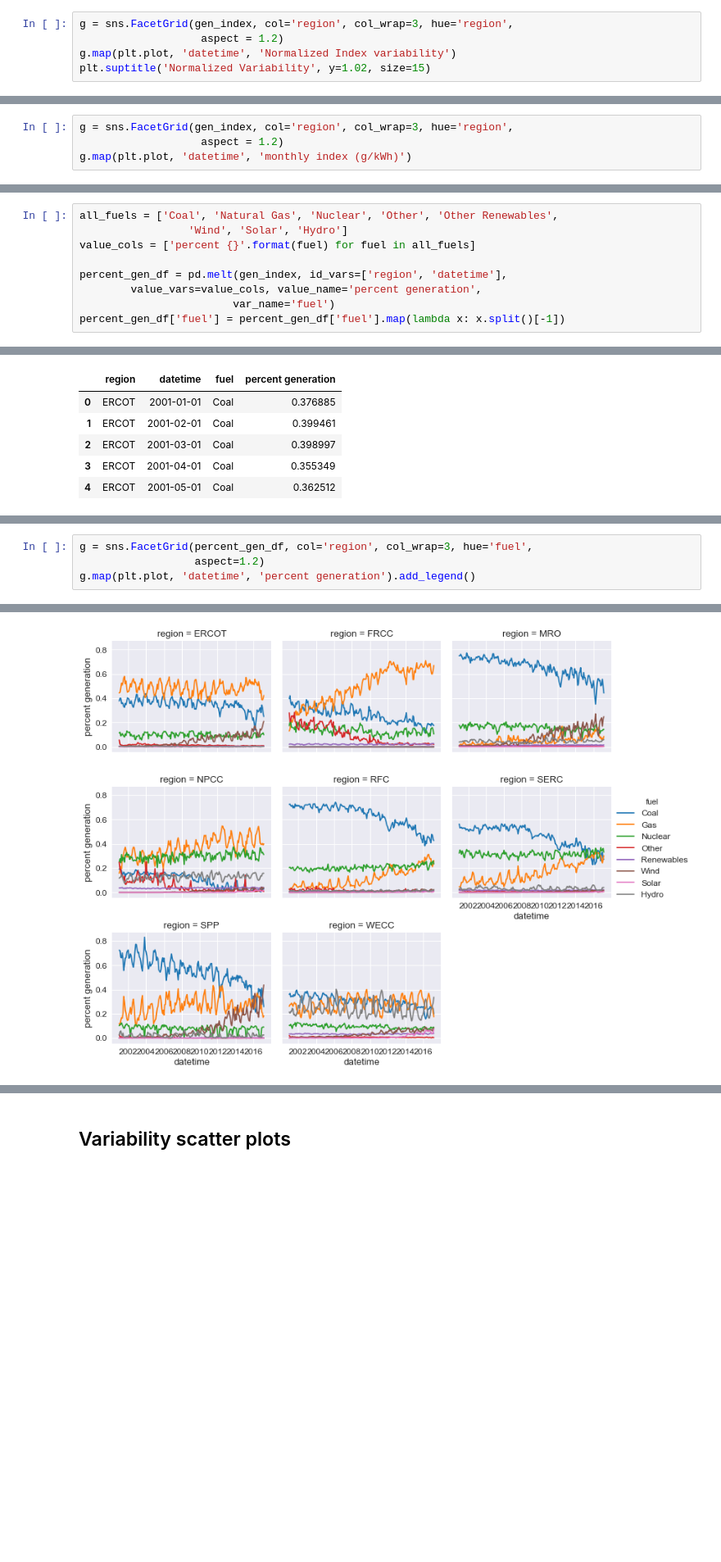
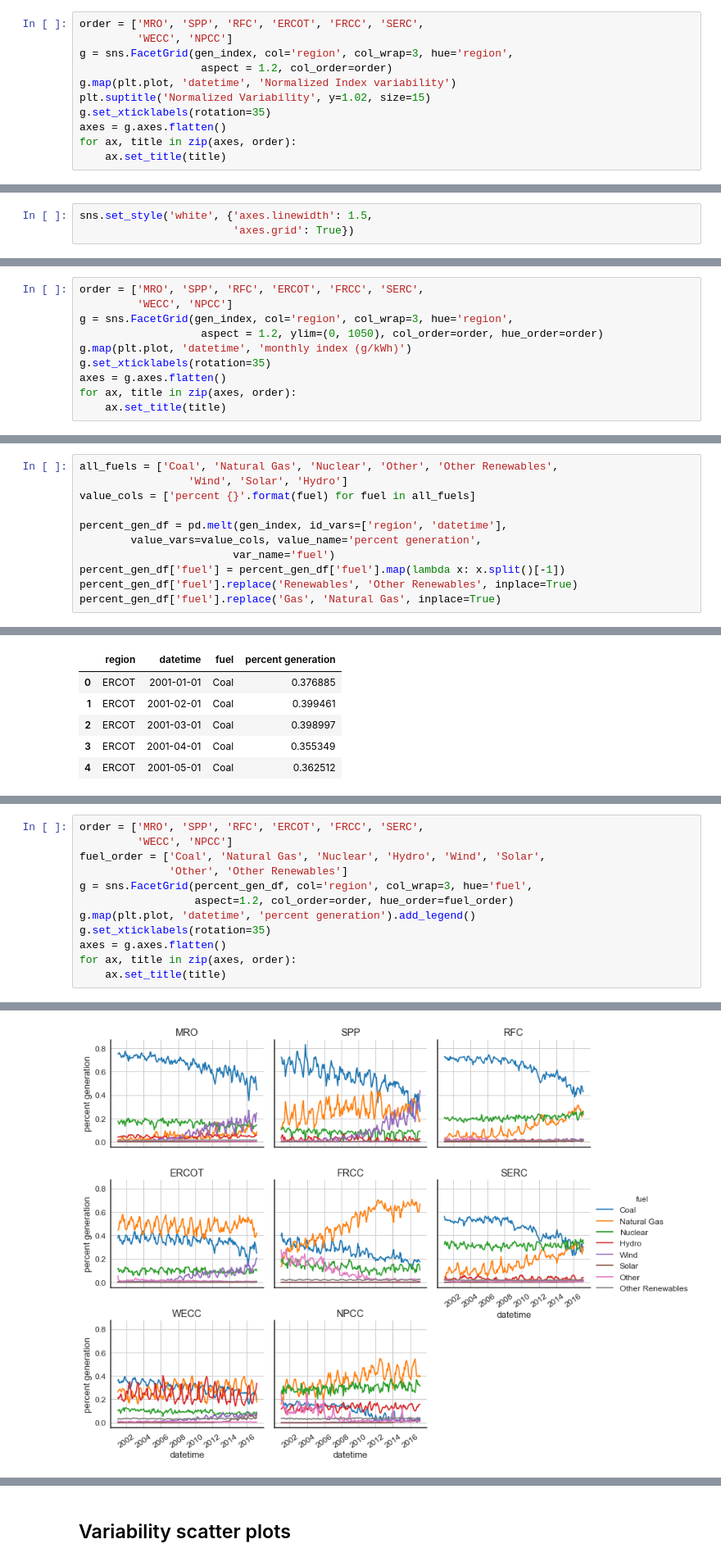
Before and after one commit to gschivley/carbon-index, a Jupyter notebook: NERC by state index and gen.ipynb, the cells around one changed output, grey strips where cells are left out. Shown at 82% size. Saved outputs shown, nothing was run; the diff lists cells and outputs as text; blank space fills up the shorter version.

Commit message:
Updates from weekly research meeting
Comments & thoughts from meeting, changes to subplot order in facetgrids, changes to hue order, changes to plot style.

```diff
--- a/NERC by state index and gen.ipynb
+++ b/NERC by state index and gen.ipynb
@@ -214,10 +216,16 @@ plt.suptitle('Index Variability', y=1.02, size=15)
 <matplotlib.text.Text at 0x...>
 [figure]
 # %%
+order = ['MRO', 'SPP', 'RFC', 'ERCOT', 'FRCC', 'SERC',
+         'WECC', 'NPCC']
 g = sns.FacetGrid(gen_index, col='region', col_wrap=3, hue='region',
-                   aspect = 1.2)
+                   aspect = 1.2, col_order=order)
 g.map(plt.plot, 'datetime', 'Normalized Index variability')
 plt.suptitle('Normalized Variability', y=1.02, size=15)
+g.set_xticklabels(rotation=35)
+axes = g.axes.flatten()
+for ax, title in zip(axes, order):
+    ax.set_title(title)
 # %% [output]
 <seaborn.axisgrid.FacetGrid at 0x...>
 <matplotlib.text.Text at 0x...>
@@ -226,0 +245,3 @@ plt.suptitle('Normalized Variability', y=1.02, size=15)
+# %%
+sns.set_style('white', {'axes.linewidth': 1.5,
+                        'axes.grid': True})
@@ -227,6 +268,12 @@ plt.suptitle('Normalized Variability', y=1.02, size=15)
 # %%
+order = ['MRO', 'SPP', 'RFC', 'ERCOT', 'FRCC', 'SERC',
+         'WECC', 'NPCC']
 g = sns.FacetGrid(gen_index, col='region', col_wrap=3, hue='region',
-                   aspect = 1.2)
+                   aspect = 1.2, ylim=(0, 1050), col_order=order, hue_order=order)
 g.map(plt.plot, 'datetime', 'monthly index (g/kWh)')
+g.set_xticklabels(rotation=35)
+axes = g.axes.flatten()
+for ax, title in zip(axes, order):
+    ax.set_title(title)
 # %% [output]
 <seaborn.axisgrid.FacetGrid at 0x...>
@@ -261,6 +364,8 @@ percent_gen_df = pd.melt(gen_index, id_vars=['region', 'datetime'],
         value_vars=value_cols, value_name='percent generation',
                         var_name='fuel')
 percent_gen_df['fuel'] = percent_gen_df['fuel'].map(lambda x: x.split()[-1])
+percent_gen_df['fuel'].replace('Renewables', 'Other Renewables', inplace=True)
+percent_gen_df['fuel'].replace('Gas', 'Natural Gas', inplace=True)
 # %%
 percent_gen_df.head()
 # %% [output]
@@ -273,6 +385,14 @@ percent_gen_df.head()
 # %%
+order = ['MRO', 'SPP', 'RFC', 'ERCOT', 'FRCC', 'SERC',
+         'WECC', 'NPCC']
+fuel_order = ['Coal', 'Natural Gas', 'Nuclear', 'Hydro', 'Wind', 'Solar',
+              'Other', 'Other Renewables']
 g = sns.FacetGrid(percent_gen_df, col='region', col_wrap=3, hue='fuel',
-                  aspect=1.2)
+                  aspect=1.2, col_order=order, hue_order=fuel_order)
 g.map(plt.plot, 'datetime', 'percent generation').add_legend()
+g.set_xticklabels(rotation=35)
+axes = g.axes.flatten()
+for ax, title in zip(axes, order):
+    ax.set_title(title)
 # %% [output]
 <seaborn.axisgrid.FacetGrid at 0x...>
@@ -279,4 +408,4 @@ g.map(plt.plot, 'datetime', 'percent generation').add_legend()
-[figure, old version]
+[figure, new version]
 # %%
 def region_bokeh_plot(df, fuel, x_axis, y_axis, x_range=None, y_range=None,
                      x_lower_lim=0, x_upper_lim=None):
```
Also changed, not shown: parts of 21 cells of this notebook.
